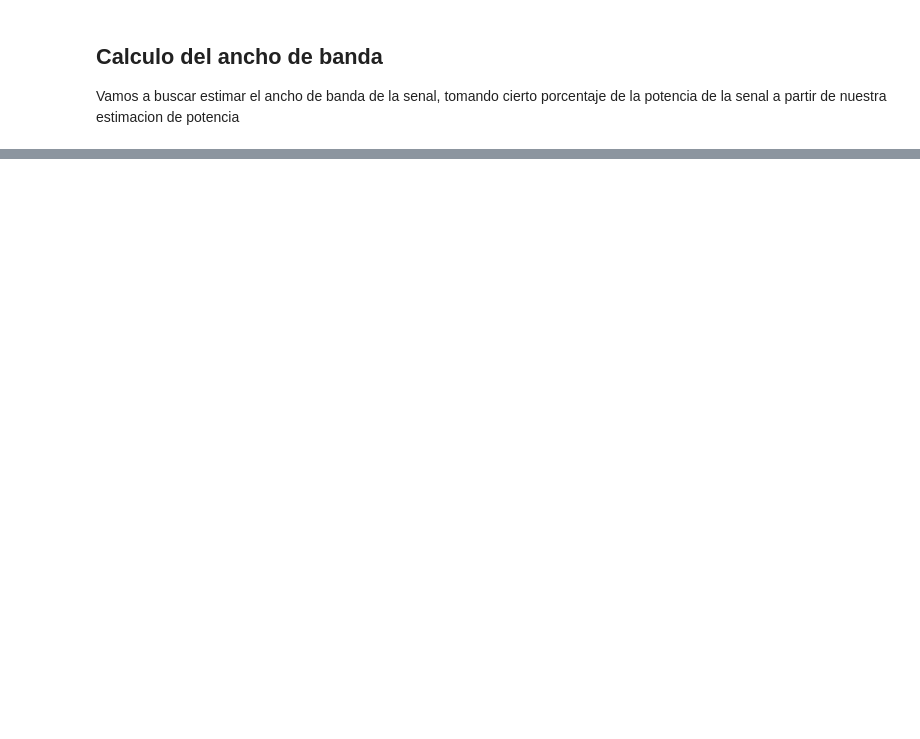
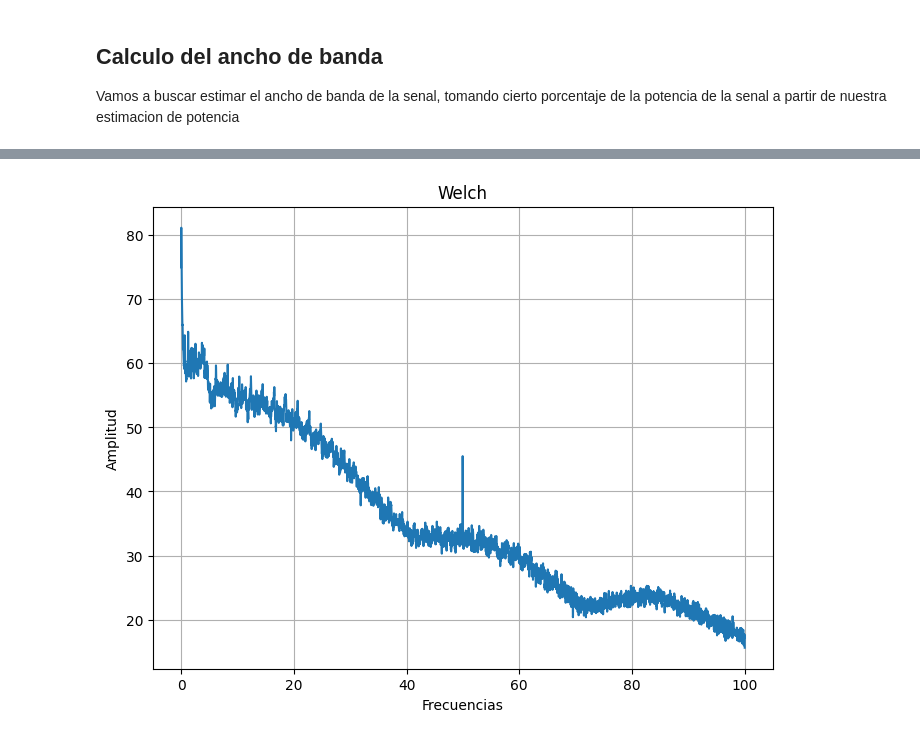
Before and after one commit to manuel-dieguez/DSP, a Jupyter notebook: TS7/Tarea_Semanal_7_Dieguez.ipynb, the cells around one changed output, grey strips where cells are left out. Cells and saved outputs as stored; diff of their text form; code cells hidden in the pictures; blank space fills up the shorter version.

```diff
--- a/TS7/Tarea_Semanal_7_Dieguez.ipynb
+++ b/TS7/Tarea_Semanal_7_Dieguez.ipynb
@@ -165,0 +280,15 @@ plt.show()
+# %%
+## Welch de la senal
+w = 24
+[freqs_welch, fft_welch] = sc.signal.welch(ecg_one_lead, fs_ecg, window = "hann", nperseg = int(N/w), detrend ="linear") ## Detrend saca la pendiente
+bool_index = (freqs_welch >= 0) & (freqs_welch <= 100)
+
+plt.figure(9, figsize=(8,6))
+plt.title("Welch")
+plt.xlabel("Frecuencias")
+plt.ylabel(f"Amplitud")  ## Revisar LaTex
+plt.plot(freqs_welch[bool_index],10*np.log10(fft_welch)[bool_index])
+plt.grid()
+plt.show()
+# %% [output]
+[figure, added]
```
Also changed, not shown: parts of 22 cells of this notebook, 1 other file.
